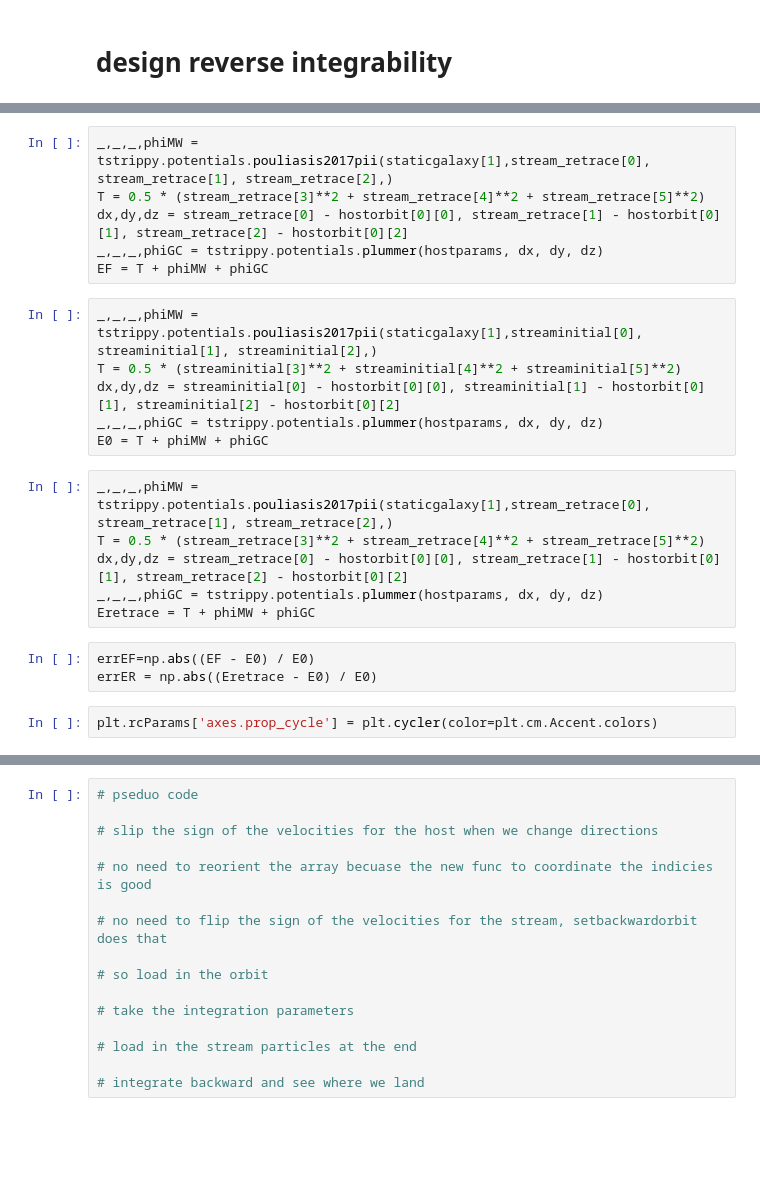
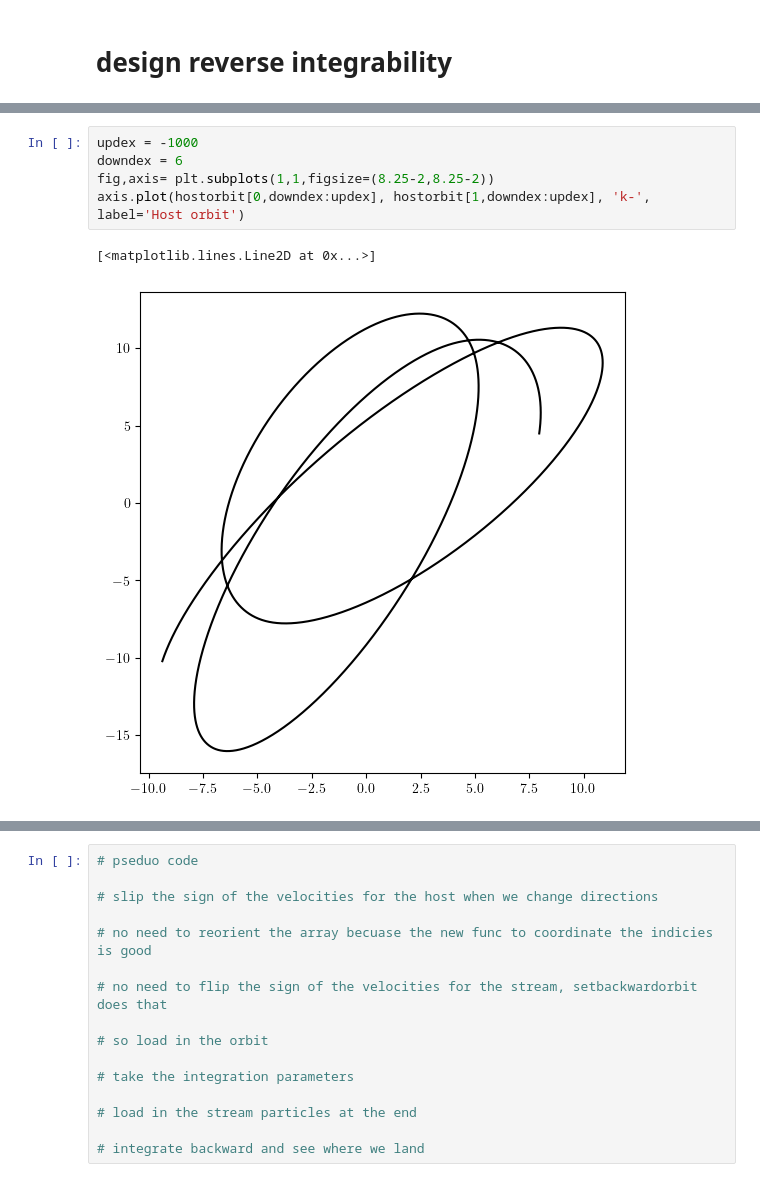
Before and after one commit to salvatore-ferrone/phd-thesis-ferrone, a Jupyter notebook: demos/numericalError/stream_stability.ipynb, the cells around one changed output, grey strips where cells are left out. Cells and saved outputs as stored; diff of their text form; blank space fills up the shorter version.

```diff
--- a/demos/numericalError/stream_stability.ipynb
+++ b/demos/numericalError/stream_stability.ipynb
@@ -83,24 +36,9 @@ $\mathrm{T} = 978~\mathrm{Myr}$
-# %%
-_,_,_,phiMW = tstrippy.potentials.pouliasis2017pii(staticgalaxy[1],stream_retrace[0], stream_retrace[1], stream_retrace[2],)
-T = 0.5 * (stream_retrace[3]**2 + stream_retrace[4]**2 + stream_retrace[5]**2)
-dx,dy,dz = stream_retrace[0] - hostorbit[0][0], stream_retrace[1] - hostorbit[0][1], stream_retrace[2] - hostorbit[0][2]
-_,_,_,phiGC = tstrippy.potentials.plummer(hostparams, dx, dy, dz)
-EF = T + phiMW + phiGC
-# %%
-_,_,_,phiMW = tstrippy.potentials.pouliasis2017pii(staticgalaxy[1],streaminitial[0], streaminitial[1], streaminitial[2],)
-T = 0.5 * (streaminitial[3]**2 + streaminitial[4]**2 + streaminitial[5]**2)
-dx,dy,dz = streaminitial[0] - hostorbit[0][0], streaminitial[1] - hostorbit[0][1], streaminitial[2] - hostorbit[0][2]
-_,_,_,phiGC = tstrippy.potentials.plummer(hostparams, dx, dy, dz)
-E0 = T + phiMW + phiGC
-# %%
-_,_,_,phiMW = tstrippy.potentials.pouliasis2017pii(staticgalaxy[1],stream_retrace[0], stream_retrace[1], stream_retrace[2],)
-T = 0.5 * (stream_retrace[3]**2 + stream_retrace[4]**2 + stream_retrace[5]**2)
-dx,dy,dz = stream_retrace[0] - hostorbit[0][0], stream_retrace[1] - hostorbit[0][1], stream_retrace[2] - hostorbit[0][2]
-_,_,_,phiGC = tstrippy.potentials.plummer(hostparams, dx, dy, dz)
-Eretrace = T + phiMW + phiGC
-# %%
-errEF=np.abs((EF - E0) / E0)
-errER = np.abs((Eretrace - E0) / E0)
-# %%
-plt.rcParams['axes.prop_cycle'] = plt.cycler(color=plt.cm.Accent.colors)
+# %%
+updex = -1000
+downdex = 6
+fig,axis= plt.subplots(1,1,figsize=(8.25-2,8.25-2))
+axis.plot(hostorbit[0,downdex:updex], hostorbit[1,downdex:updex], 'k-', label='Host orbit')
+# %% [output]
+[<matplotlib.lines.Line2D at 0x...>]
+[figure, added]
 # %%
```
Also changed, not shown: parts of 19 cells of this notebook, 1 other file.
